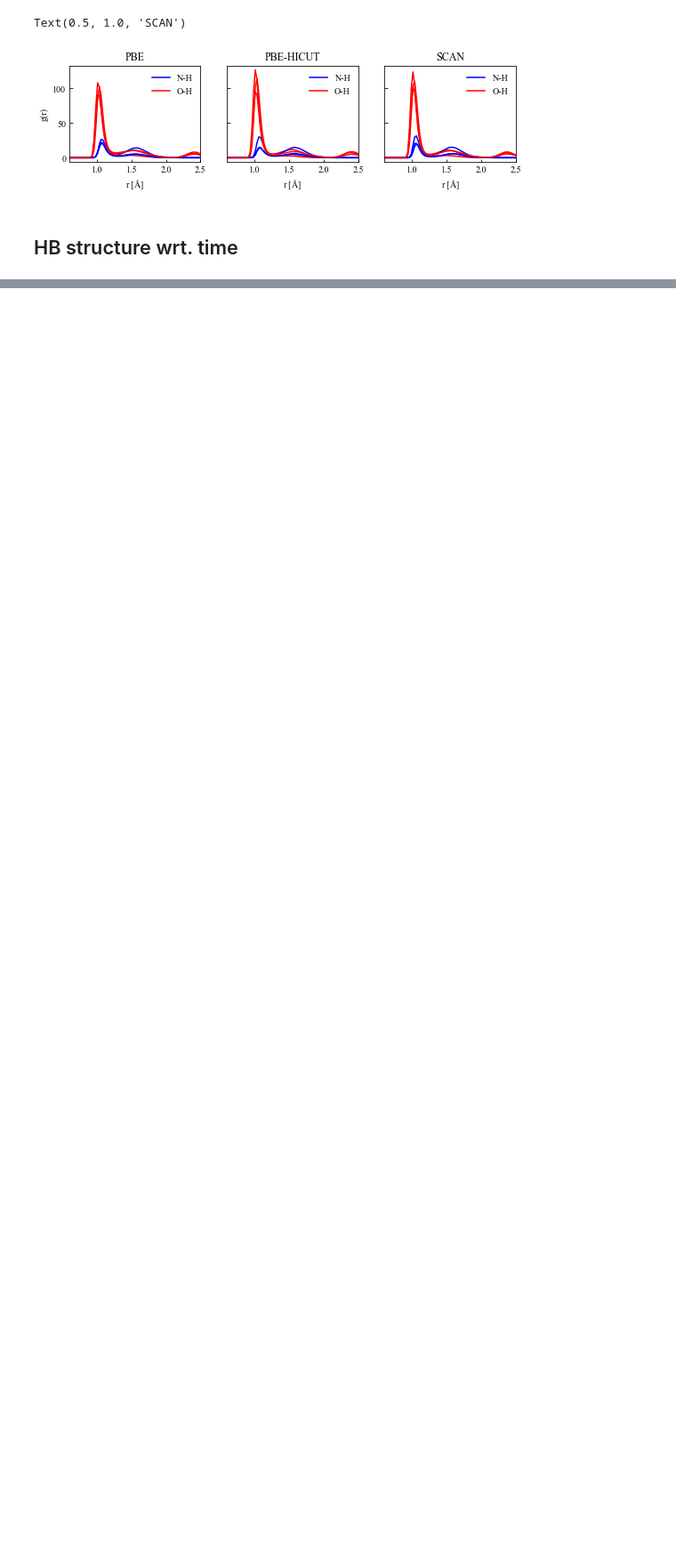
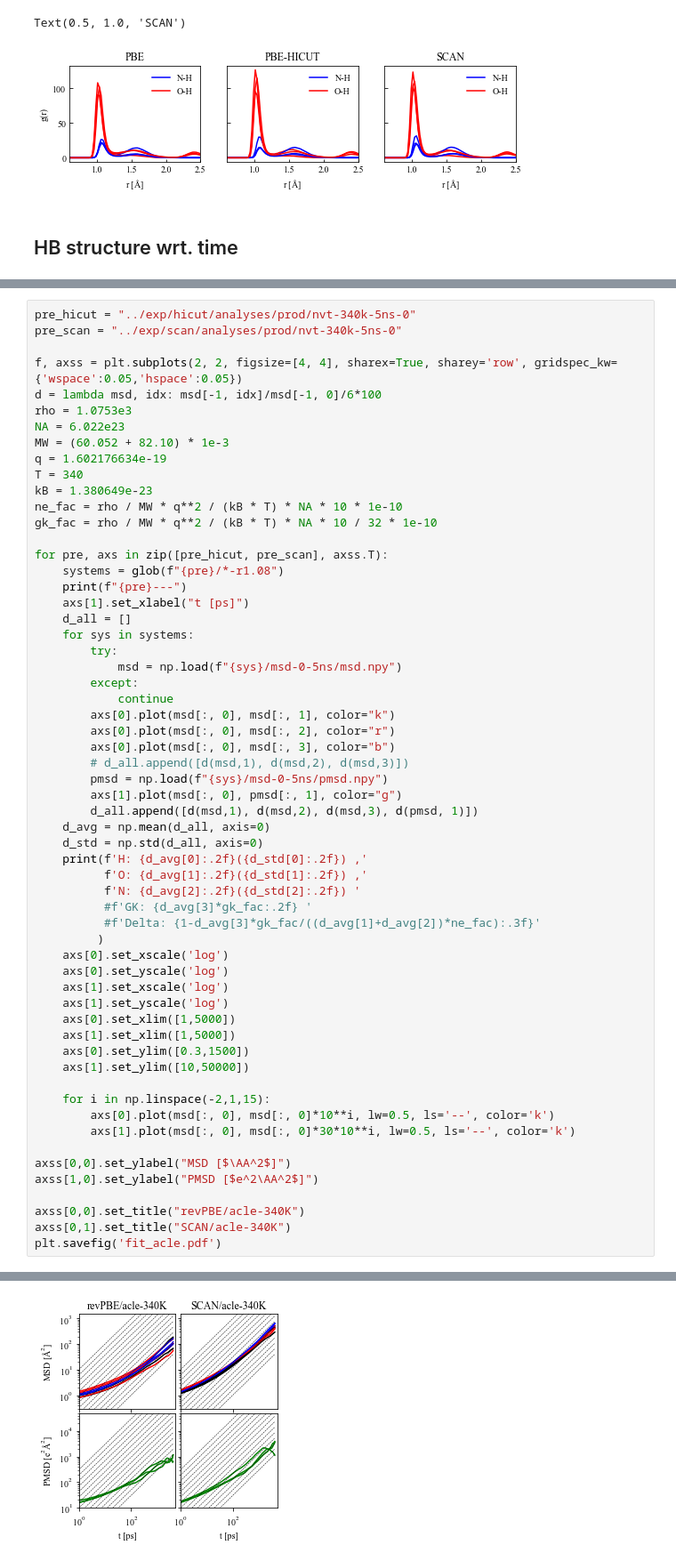
Before and after one commit to yqshao-archive/pils, a Jupyter notebook: notebooks/nb_preview_scan_hicut.ipynb, the cells around one changed output, grey strips where cells are left out. Shown at 89% size. Cells and saved outputs as stored; diff of their text form; blank space fills up the shorter version.

```diff
--- a/notebooks/nb_preview_scan_hicut.ipynb
+++ b/notebooks/nb_preview_scan_hicut.ipynb
@@ -231,0 +228,60 @@ for pre, ax in zip([pre_pbe, pre_hicut, pre_scan], axs):
+# %%
+pre_hicut = "../exp/hicut/analyses/prod/nvt-340k-5ns-0"
+pre_scan = "../exp/scan/analyses/prod/nvt-340k-5ns-0"
+
+f, axss = plt.subplots(2, 2, figsize=[4, 4], sharex=True, sharey='row', gridspec_kw={'wspace':0.05,'hspace':0.05})
+d = lambda msd, idx: msd[-1, idx]/msd[-1, 0]/6*100
+rho = 1.0753e3
+NA = 6.022e23
+MW = (60.052 + 82.10) * 1e-3
+q = 1.602176634e-19
+T = 340
+kB = 1.380649e-23
+ne_fac = rho / MW * q**2 / (kB * T) * NA * 10 * 1e-10
+gk_fac = rho / MW * q**2 / (kB * T) * NA * 10 / 32 * 1e-10
+
+for pre, axs in zip([pre_hicut, pre_scan], axss.T):
+    systems = glob(f"{pre}/*-r1.08")
+    print(f"{pre}---")
+    axs[1].set_xlabel("t [ps]")
+    d_all = []
+    for sys in systems:
+        try:
+            msd = np.load(f"{sys}/msd-0-5ns/msd.npy")
+        except:
+            continue
+        axs[0].plot(msd[:, 0], msd[:, 1], color="k")
+        axs[0].plot(msd[:, 0], msd[:, 2], color="r")
+        axs[0].plot(msd[:, 0], msd[:, 3], color="b")
+        # d_all.append([d(msd,1), d(msd,2), d(msd,3)])
+        pmsd = np.load(f"{sys}/msd-0-5ns/pmsd.npy")
+        axs[1].plot(msd[:, 0], pmsd[:, 1], color="g")
+        d_all.append([d(msd,1), d(msd,2), d(msd,3), d(pmsd, 1)])
+    d_avg = np.mean(d_all, axis=0)
+    d_std = np.std(d_all, axis=0)
+    print(f'H: {d_avg[0]:.2f}({d_std[0]:.2f}) ,'
+          f'O: {d_avg[1]:.2f}({d_std[1]:.2f}) ,'
+          f'N: {d_avg[2]:.2f}({d_std[2]:.2f}) '
+          #f'GK: {d_avg[3]*gk_fac:.2f} '
+          #f'Delta: {1-d_avg[3]*gk_fac/((d_avg[1]+d_avg[2])*ne_fac):.3f}'
+         )
+    axs[0].set_xscale('log')
+    axs[0].set_yscale('log')
+    axs[1].set_xscale('log')
+    axs[1].set_yscale('log')
+    axs[0].set_xlim([1,5000])
+    axs[1].set_xlim([1,5000])
+    axs[0].set_ylim([0.3,1500])
+    axs[1].set_ylim([10,50000])
+
+    for i in np.linspace(-2,1,15):
+        axs[0].plot(msd[:, 0], msd[:, 0]*10**i, lw=0.5, ls='--', color='k')
+        axs[1].plot(msd[:, 0], msd[:, 0]*30*10**i, lw=0.5, ls='--', color='k')
+
+axss[0,0].set_ylabel("MSD [$\AA^2$]")
+axss[1,0].set_ylabel("PMSD [$e^2\AA^2$]")
+
+axss[0,0].set_title("revPBE/acle-340K")
+axss[0,1].set_title("SCAN/acle-340K")
+plt.savefig('fit_acle.pdf')
+# %% [output]
@@ -231,0 +292 @@ for pre, ax in zip([pre_pbe, pre_hicut, pre_scan], axs):
+[figure, added]
```
Also changed, not shown: parts of 7 cells of this notebook, 25 other files.
